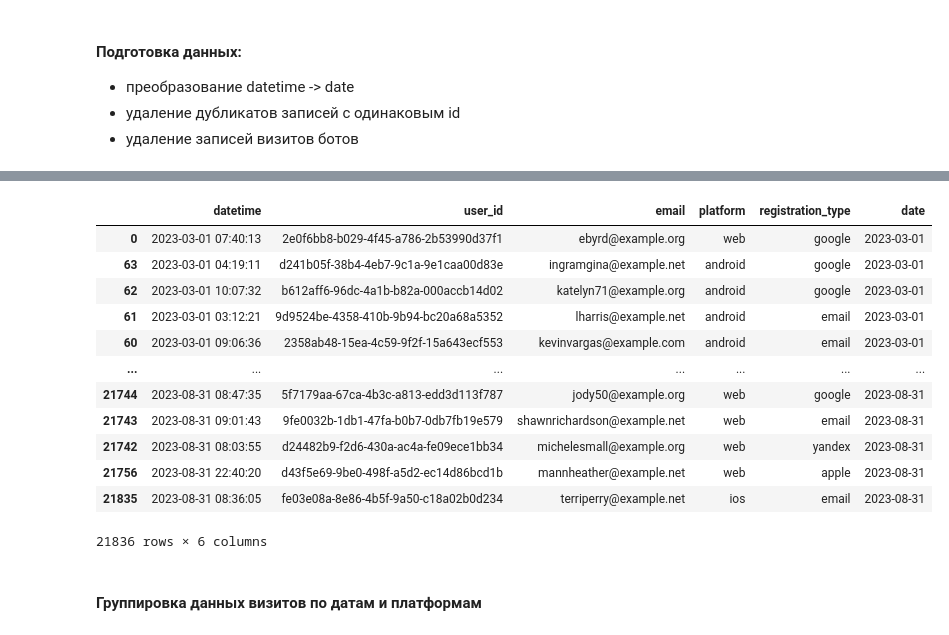
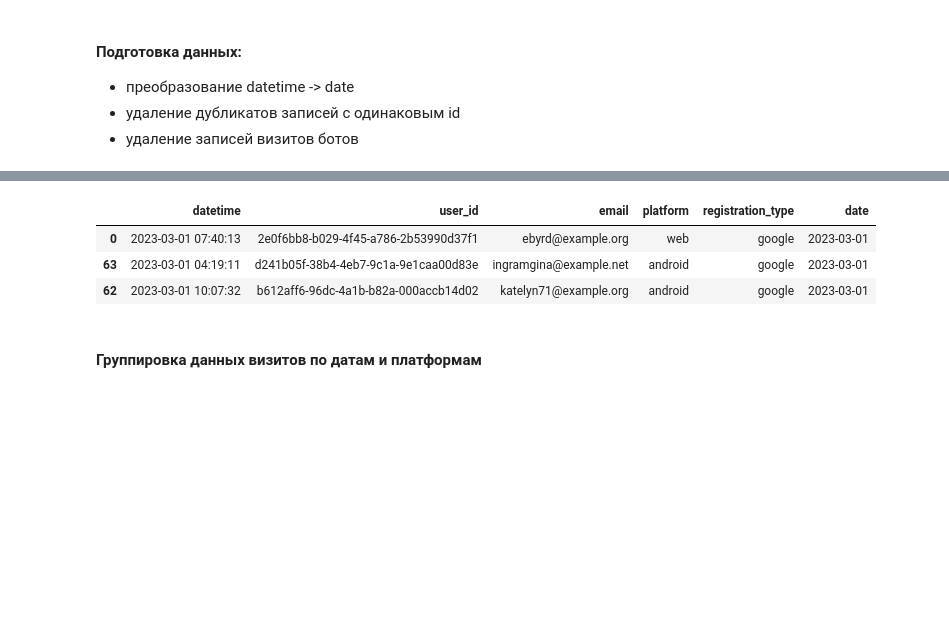
Before and after one commit to paalso/python-for-data-analysts-project-100, a Jupyter notebook: charts_project.ipynb, the cells around one changed output, grey strips where cells are left out. Drawn from its saved outputs; the diff is of its cells as text; code cells hidden in the pictures; blank space fills up the shorter version.

```diff
--- a/charts_project.ipynb
+++ b/charts_project.ipynb
@@ -214,20 +207,11 @@ prepared_visits
 # %%
 prepared_registrations = prepare_registrations_data(registrations)
-prepared_registrations
+prepared_registrations.head(3)
 # %% [output]
 |  | datetime | user_id | email | platform | registration_type | date |
 | 0 | 2023-03-01 07:40:13 | 2e0f6bb8-b029-4f45-a786-2b53990d37f1 | ebyrd@example.org | web | google | 2023-03-01 |
 | 63 | 2023-03-01 04:19:11 | d241b05f-38b4-4eb7-9c1a-9e1caa00d83e | ingramgina@example.net | android | google | 2023-03-01 |
 | 62 | 2023-03-01 10:07:32 | b612aff6-96dc-4a1b-b82a-000accb14d02 | katelyn71@example.org | android | google | 2023-03-01 |
-| 61 | 2023-03-01 03:12:21 | 9d9524be-4358-410b-9b94-bc20a68a5352 | lharris@example.net | android | email | 2023-03-01 |
-| 60 | 2023-03-01 09:06:36 | 2358ab48-15ea-4c59-9f2f-15a643ecf553 | kevinvargas@example.com | android | email | 2023-03-01 |
-| ... | ... | ... | ... | ... | ... | ... |
-| 21744 | 2023-08-31 08:47:35 | 5f7179aa-67ca-4b3c-a813-edd3d113f787 | jody50@example.org | web | google | 2023-08-31 |
-| 21743 | 2023-08-31 09:01:43 | 9fe0032b-1db1-47fa-b0b7-0db7fb19e579 | shawnrichardson@example.net | web | email | 2023-08-31 |
-| 21742 | 2023-08-31 08:03:55 | d24482b9-f2d6-430a-ac4a-fe09ece1bb34 | michelesmall@example.org | web | yandex | 2023-08-31 |
-| 21756 | 2023-08-31 22:40:20 | d43f5e69-9be0-498f-a5d2-ec14d86bcd1b | mannheather@example.net | web | apple | 2023-08-31 |
-| 21835 | 2023-08-31 08:36:05 | fe03e08a-8e86-4b5f-9a50-c18a02b0d234 | terriperry@example.net | ios | email | 2023-08-31 |
-21836 rows × 6 columns
 # %% [markdown]
 #### Группировка данных визитов по датам и платформам
 # %%
```
Also changed, not shown: parts of 19 cells of this notebook, 2 other files.
